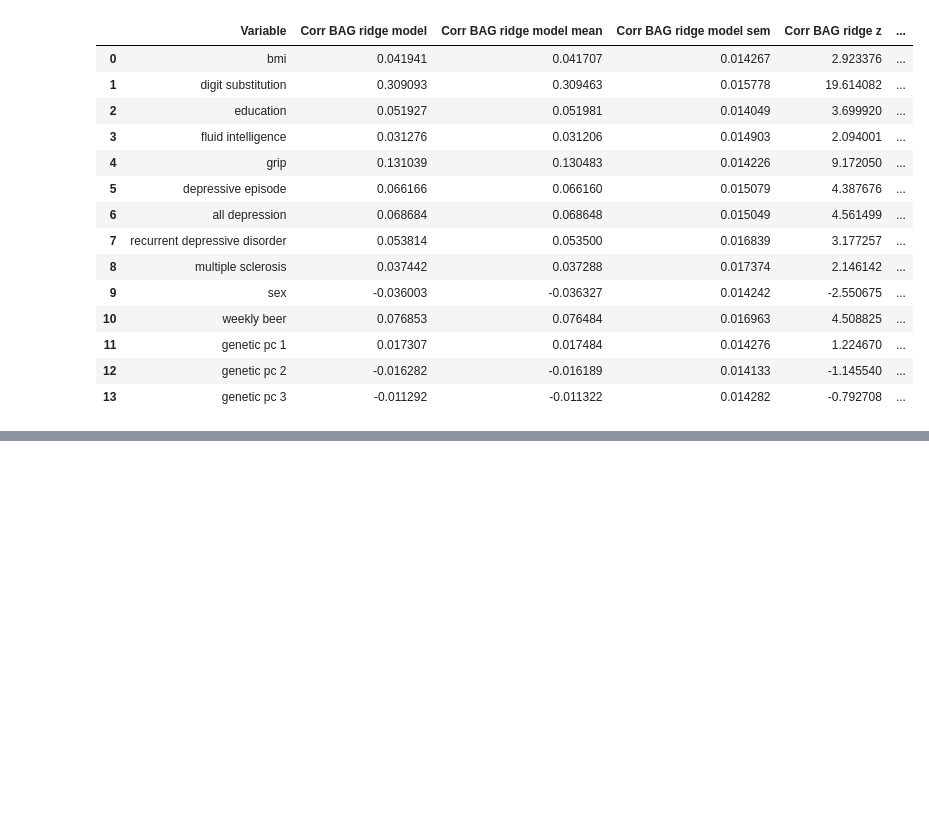
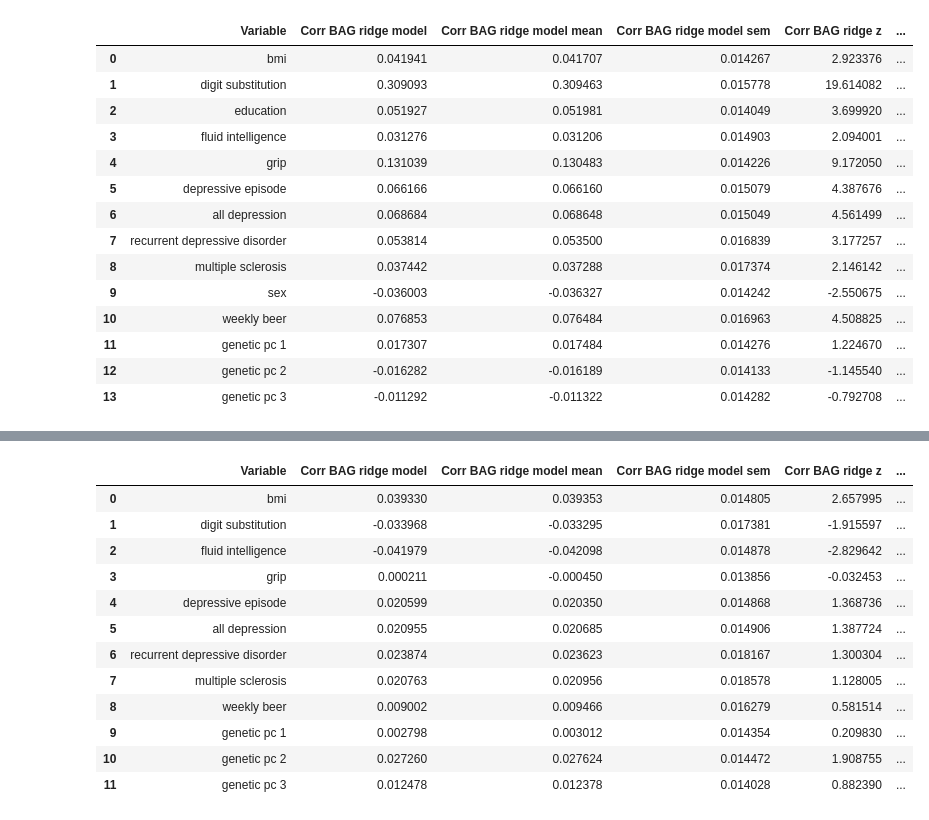
Before and after one commit to laura-riedel/brain_age_1D-CNN, a Jupyter notebook: src/schaefer_fc_matrix/ridge_brain_age_gaps.ipynb, the cells around one changed output, grey strips where cells are left out. Drawn from its saved outputs; the diff is of its cells as text; code cells hidden in the pictures; blank space fills up the shorter version.

```diff
--- a/src/schaefer_fc_matrix/ridge_brain_age_gaps.ipynb
+++ b/src/schaefer_fc_matrix/ridge_brain_age_gaps.ipynb
@@ -110,0 +131,17 @@ variables_corrs_bs
+# %%
+# confounds: age + sex + education
+utils.bootstrap_pipeline(data_overview_heldout,models=['ridge'],n_iterations=2000, covariates=['age','sex','education'])
+# %% [output]
+|  | Variable | Corr BAG ridge model | Corr BAG ridge model mean | Corr BAG ridge model sem | Corr BAG ridge z | ... |
+| 0 | bmi | 0.039330 | 0.039353 | 0.014805 | 2.657995 | ... |
+| 1 | digit substitution | -0.033968 | -0.033295 | 0.017381 | -1.915597 | ... |
+| 2 | fluid intelligence | -0.041979 | -0.042098 | 0.014878 | -2.829642 | ... |
+| 3 | grip | 0.000211 | -0.000450 | 0.013856 | -0.032453 | ... |
+| 4 | depressive episode | 0.020599 | 0.020350 | 0.014868 | 1.368736 | ... |
+| 5 | all depression | 0.020955 | 0.020685 | 0.014906 | 1.387724 | ... |
+| 6 | recurrent depressive disorder | 0.023874 | 0.023623 | 0.018167 | 1.300304 | ... |
+| 7 | multiple sclerosis | 0.020763 | 0.020956 | 0.018578 | 1.128005 | ... |
+| 8 | weekly beer | 0.009002 | 0.009466 | 0.016279 | 0.581514 | ... |
+| 9 | genetic pc 1 | 0.002798 | 0.003012 | 0.014354 | 0.209830 | ... |
+| 10 | genetic pc 2 | 0.027260 | 0.027624 | 0.014472 | 1.908755 | ... |
+| 11 | genetic pc 3 | 0.012478 | 0.012378 | 0.014028 | 0.882390 | ... |
```
Also changed, not shown: parts of 9 cells of this notebook, 1 other file.
